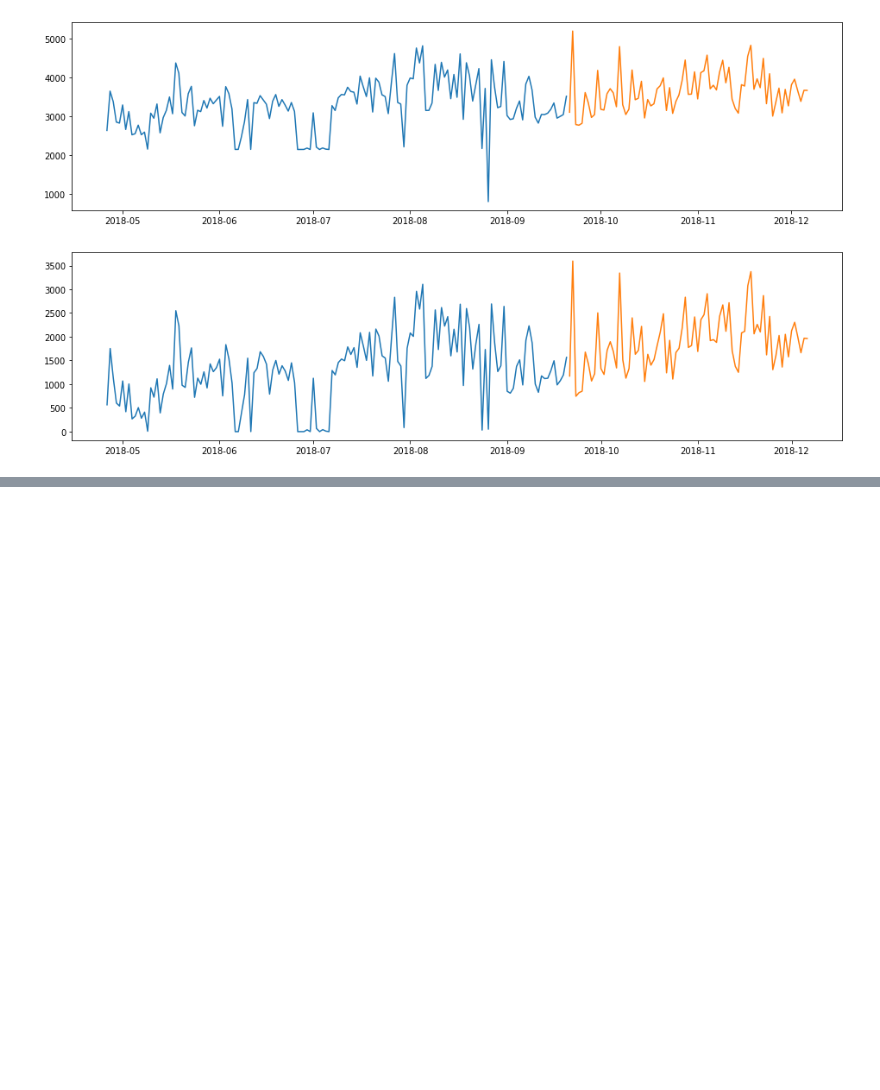
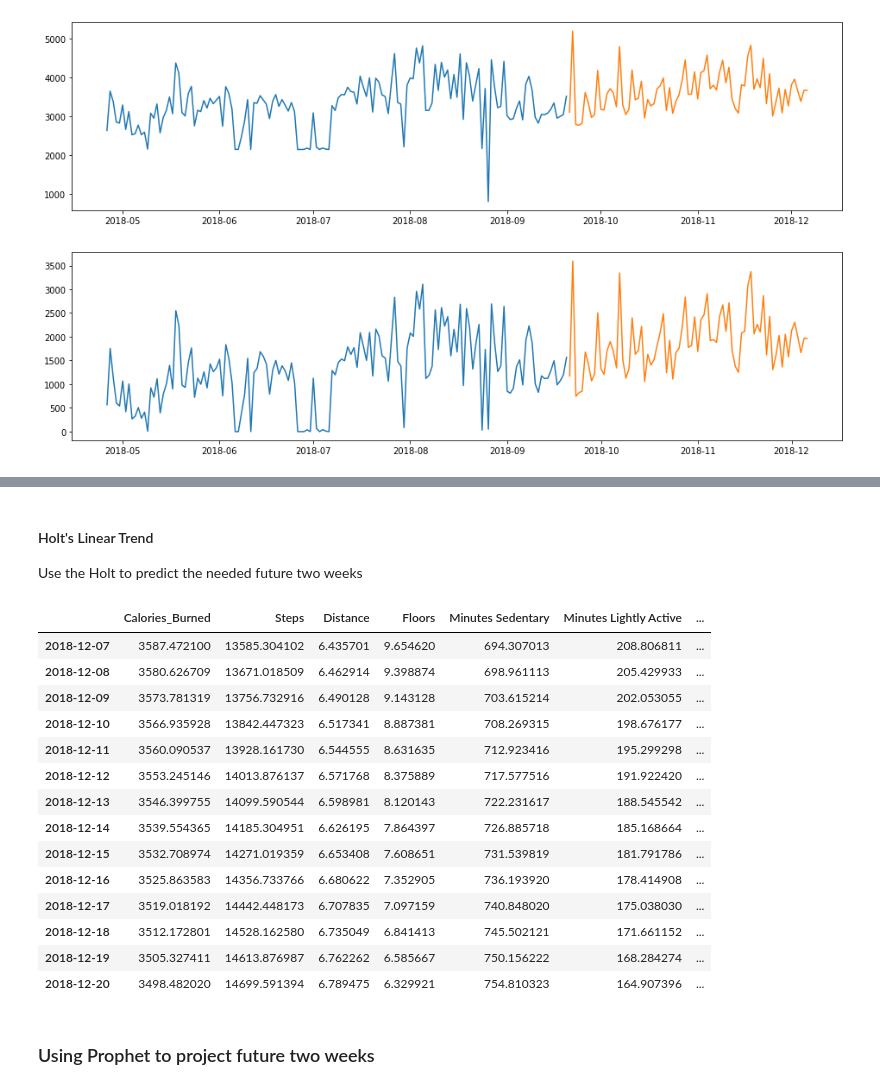
Before and after one commit to Bayes19/Project-Fitbit, a Jupyter notebook: Final .ipynb, the cells around one changed output, grey strips where cells are left out. Drawn from its saved outputs; the diff is of its cells as text; code cells hidden in the pictures; blank space fills up the shorter version.

```diff
--- a/Final .ipynb
+++ b/Final .ipynb
@@ -138 +141,24 @@ Activity Calories -- MSE: 742610.47 RMSE: 861.75
 [figure]
+# %% [markdown]
+#### Holt's Linear Trend
+Use the Holt to predict the needed future two weeks
+# %%
+next_two_weeks_Holt(df)
+# %% [output]
+|  | Calories_Burned | Steps | Distance | Floors | Minutes Sedentary | Minutes Lightly Active | ... |
+| 2018-12-07 | 3587.472100 | 13585.304102 | 6.435701 | 9.654620 | 694.307013 | 208.806811 | ... |
+| 2018-12-08 | 3580.626709 | 13671.018509 | 6.462914 | 9.398874 | 698.961113 | 205.429933 | ... |
+| 2018-12-09 | 3573.781319 | 13756.732916 | 6.490128 | 9.143128 | 703.615214 | 202.053055 | ... |
+| 2018-12-10 | 3566.935928 | 13842.447323 | 6.517341 | 8.887381 | 708.269315 | 198.676177 | ... |
+| 2018-12-11 | 3560.090537 | 13928.161730 | 6.544555 | 8.631635 | 712.923416 | 195.299298 | ... |
+| 2018-12-12 | 3553.245146 | 14013.876137 | 6.571768 | 8.375889 | 717.577516 | 191.922420 | ... |
+| 2018-12-13 | 3546.399755 | 14099.590544 | 6.598981 | 8.120143 | 722.231617 | 188.545542 | ... |
+| 2018-12-14 | 3539.554365 | 14185.304951 | 6.626195 | 7.864397 | 726.885718 | 185.168664 | ... |
+| 2018-12-15 | 3532.708974 | 14271.019359 | 6.653408 | 7.608651 | 731.539819 | 181.791786 | ... |
+| 2018-12-16 | 3525.863583 | 14356.733766 | 6.680622 | 7.352905 | 736.193920 | 178.414908 | ... |
+| 2018-12-17 | 3519.018192 | 14442.448173 | 6.707835 | 7.097159 | 740.848020 | 175.038030 | ... |
+| 2018-12-18 | 3512.172801 | 14528.162580 | 6.735049 | 6.841413 | 745.502121 | 171.661152 | ... |
+| 2018-12-19 | 3505.327411 | 14613.876987 | 6.762262 | 6.585667 | 750.156222 | 168.284274 | ... |
+| 2018-12-20 | 3498.482020 | 14699.591394 | 6.789475 | 6.329921 | 754.810323 | 164.907396 | ... |
+# %% [markdown]
+### Using Prophet to project future two weeks
```
Also changed, not shown: parts of 9 cells of this notebook, 1 other file.
